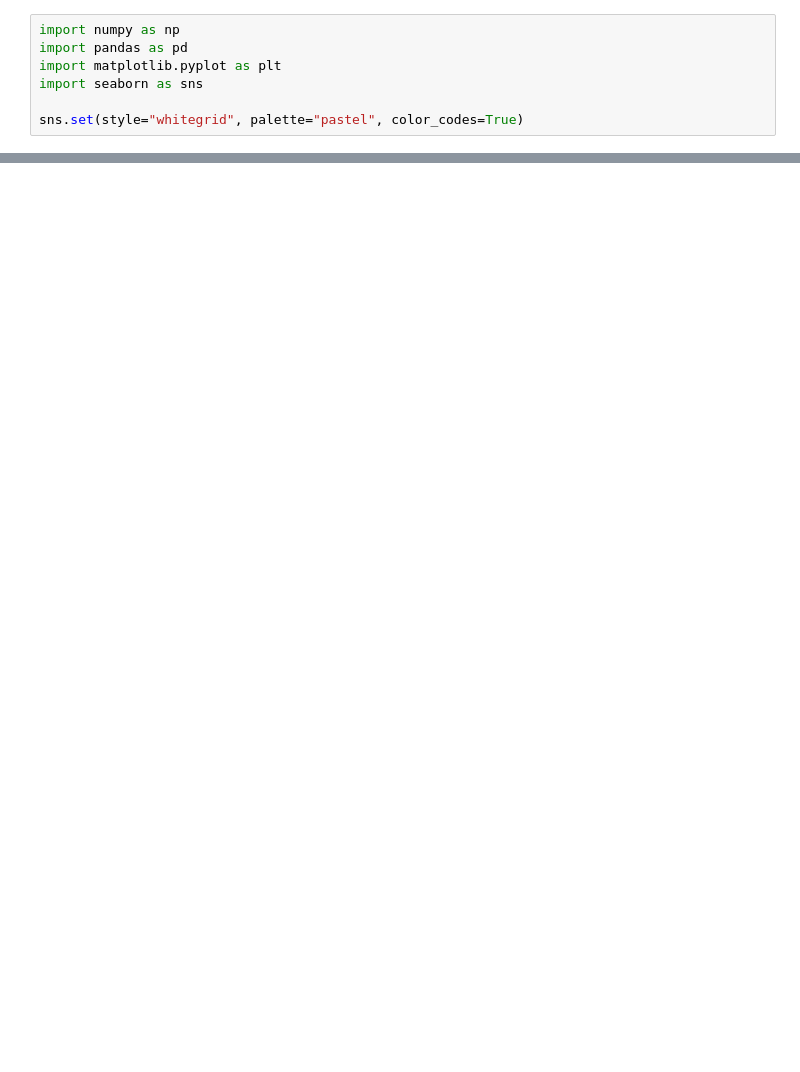
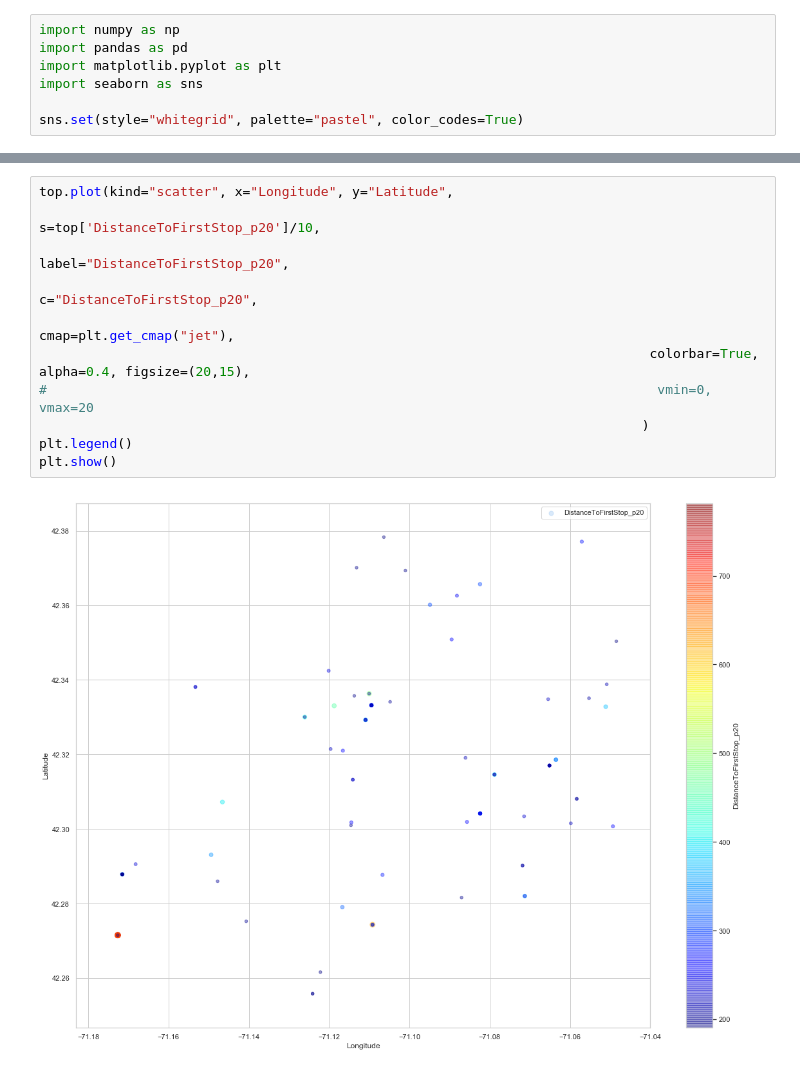
Before and after one commit to DmytroPaliichuk/competition, a Jupyter notebook: Geotab_Intersection_Congestion/getting_parameters.ipynb, the cells around one changed output, grey strips where cells are left out. Cells and saved outputs as stored; diff of their text form; blank space fills up the shorter version.

```diff
--- a/Geotab_Intersection_Congestion/getting_parameters.ipynb
+++ b/Geotab_Intersection_Congestion/getting_parameters.ipynb
@@ -47,0 +172,13 @@ Forbidden: 403 GET https://www.googleapis.com/bigquery/v2/projects/geometric-orb
+# %%
+top.plot(kind="scatter", x="Longitude", y="Latitude",
+                                                                            s=top['DistanceToFirstStop_p20']/10,
+                                                                              label="DistanceToFirstStop_p20",
+                                                                              c="DistanceToFirstStop_p20",
+                                                                              cmap=plt.get_cmap("jet"),
+                                                                              colorbar=True, alpha=0.4, figsize=(20,15),
+#                                                                              vmin=0, vmax=20
+                                                                             )
+plt.legend()
+plt.show()
+# %% [output]
+[figure, added]
```
Also changed, not shown: parts of 22 cells of this notebook, 2 other files.
